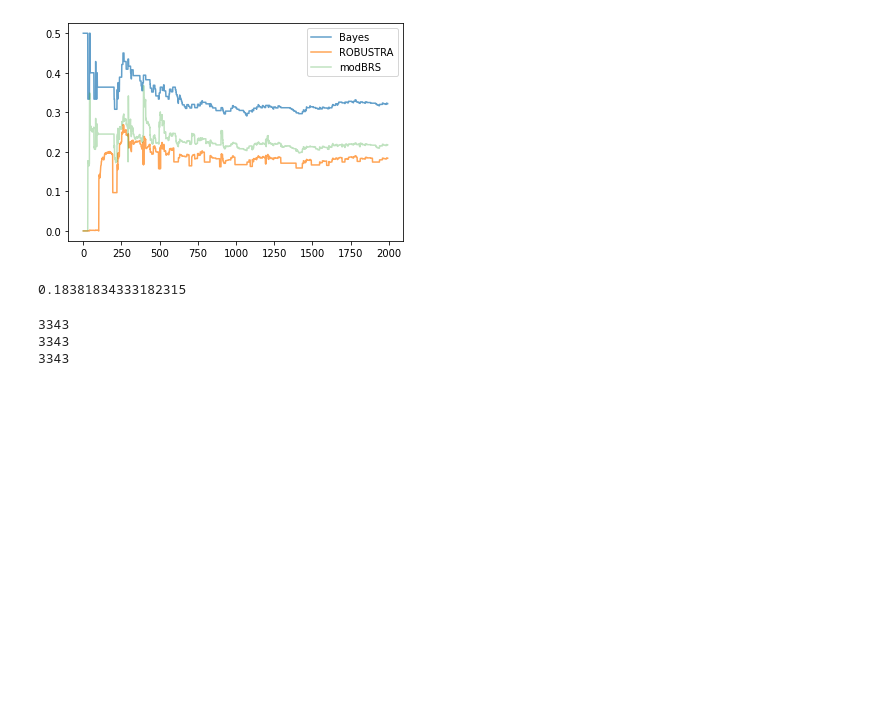
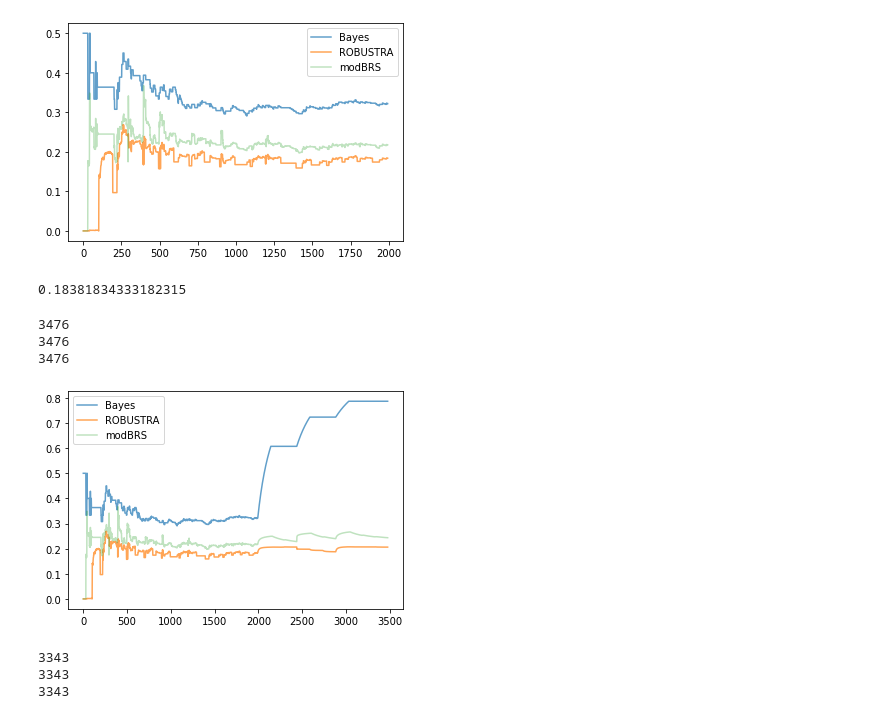
Before and after one commit to xahiru/robustra, a Jupyter notebook: agentbasedexp_cleansim2.ipynb, the cells around one changed output. Cells and saved outputs as stored; diff of their text form; code cells hidden in the pictures; blank space fills up the shorter version.

```diff
--- a/agentbasedexp_cleansim2.ipynb
+++ b/agentbasedexp_cleansim2.ipynb
@@ -721,3 +746,10 @@ exp1.get_rep(101, 204, reptype='rob', alpha=0.8, filter_threshold=0.5)
+# %%
+exp1.plot(101,204)
+# %% [output]
+3476
+3476
+3476
+[figure, added]
 # %%
 exp1.ballot_stuffing(204, observers_id=[101], n_fake_t=500, n_colluders=1, n_victims=3)
 # %%
```
Also changed, not shown: parts of 8 cells of this notebook.
